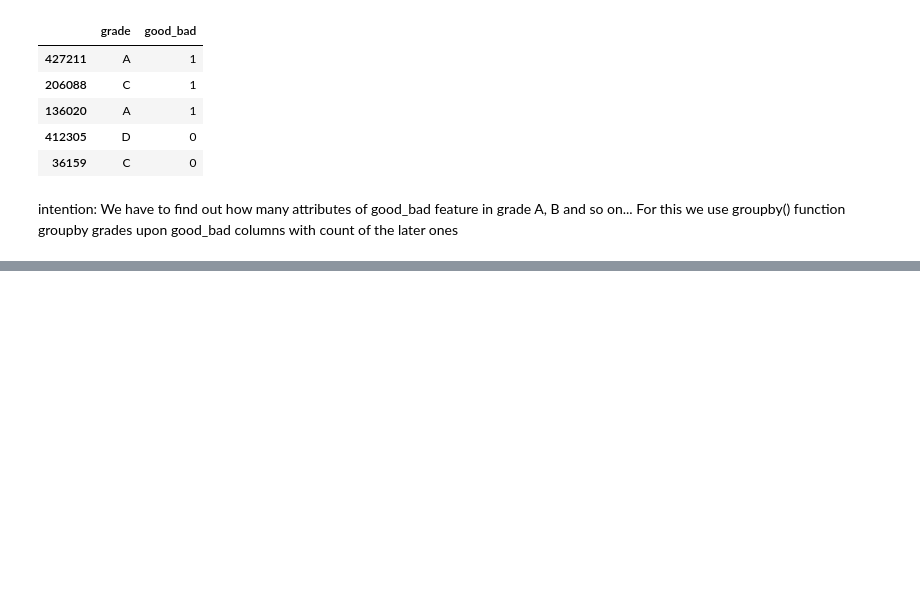
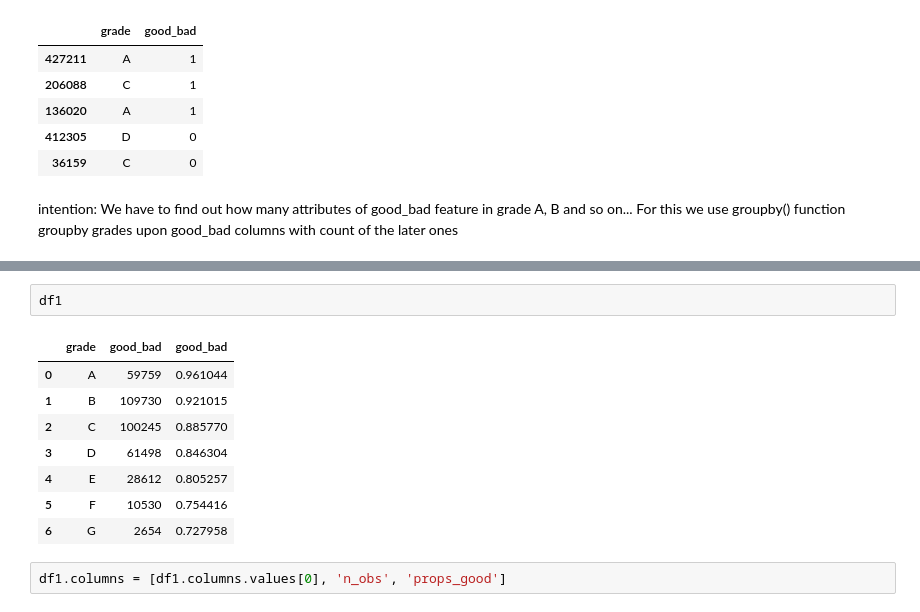
Before and after one commit to manikandanhereby/Credit_Risk_Modelling, a Jupyter notebook: credit_risk_modelling_course_workout.ipynb, the cells around one changed output, grey strips where cells are left out. Saved outputs shown, nothing was run; the diff lists cells and outputs as text; blank space fills up the shorter version.

```diff
--- a/credit_risk_modelling_course_workout.ipynb
+++ b/credit_risk_modelling_course_workout.ipynb
@@ -666,0 +679,13 @@ df1.groupby(df1.columns.values[0], as_index=False)[df1.columns.values[1]].count(
+# %%
+df1
+# %% [output]
+|  | grade | good_bad | good_bad |
+| 0 | A | 59759 | 0.961044 |
+| 1 | B | 109730 | 0.921015 |
+| 2 | C | 100245 | 0.885770 |
+| 3 | D | 61498 | 0.846304 |
+| 4 | E | 28612 | 0.805257 |
+| 5 | F | 10530 | 0.754416 |
+| 6 | G | 2654 | 0.727958 |
+# %%
+df1.columns = [df1.columns.values[0], 'n_obs', 'props_good']
```
Also changed, not shown: parts of 8 cells of this notebook.
